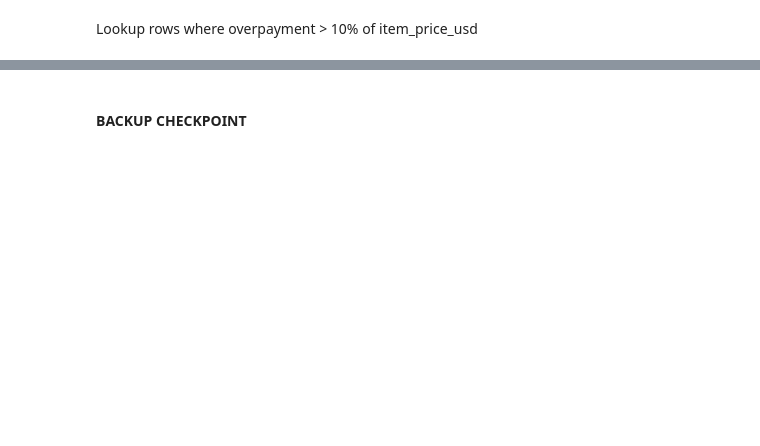
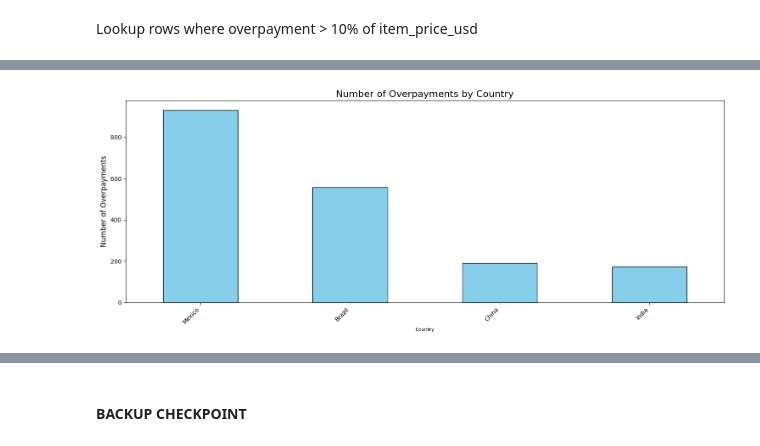
Before and after one commit to Funnear/midproject-bandcamp-insights, a Jupyter notebook: notebooks/2-1_EDA.ipynb, the cells around one changed output, grey strips where cells are left out. Saved outputs shown, nothing was run; the diff lists cells and outputs as text; code cells hidden in the pictures; blank space fills up the shorter version.

```diff
--- a/notebooks/2-1_EDA.ipynb
+++ b/notebooks/2-1_EDA.ipynb
@@ -1423,0 +1583,21 @@ over_case_11[columns_money].head()
+# %%
+subset_high_population = overpaid_df[overpaid_df["country"].isin(["China", "India", "Brazil", "Mexico"])]
+# %%
+# Count the number of entries for each country in the `overpaid_df`
+country_counts = subset_high_population['country'].value_counts().head(20)
+
+# Plot the bar chart
+plt.figure(figsize=(15, 6))
+country_counts.plot(kind='bar', color='skyblue', edgecolor='black')
+
+# Add labels and title
+plt.title('Number of Overpayments by Country', fontsize=16)
+plt.xlabel('Country', fontsize=8)
+plt.ylabel('Number of Overpayments', fontsize=12)
+plt.xticks(rotation=45, ha='right', fontsize=10)
+plt.tight_layout()
+
+# Show the plot
+plt.show()
+# %% [output]
+[figure, added]
```
Also changed, not shown: parts of 94 cells of this notebook, 4 other files.
